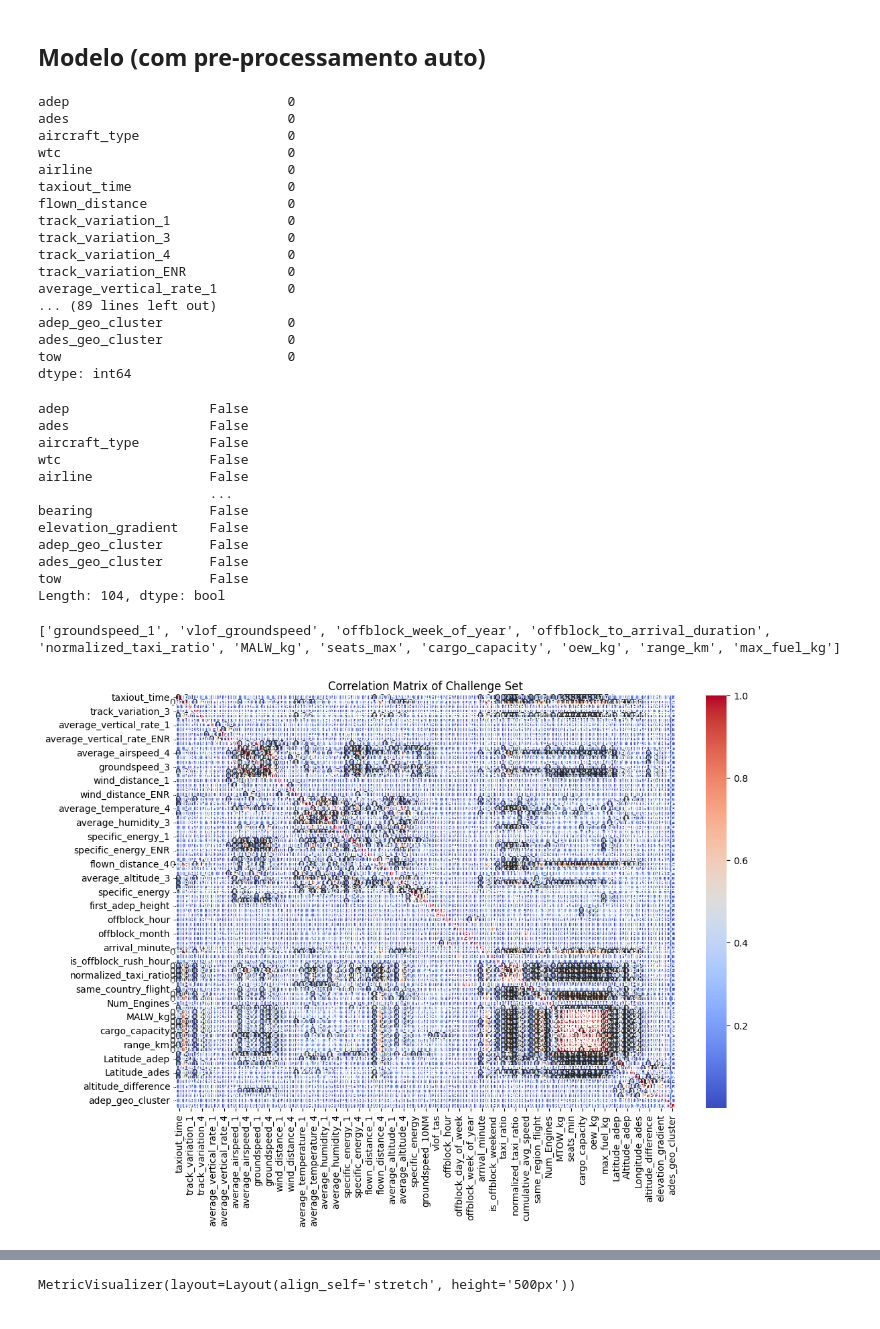
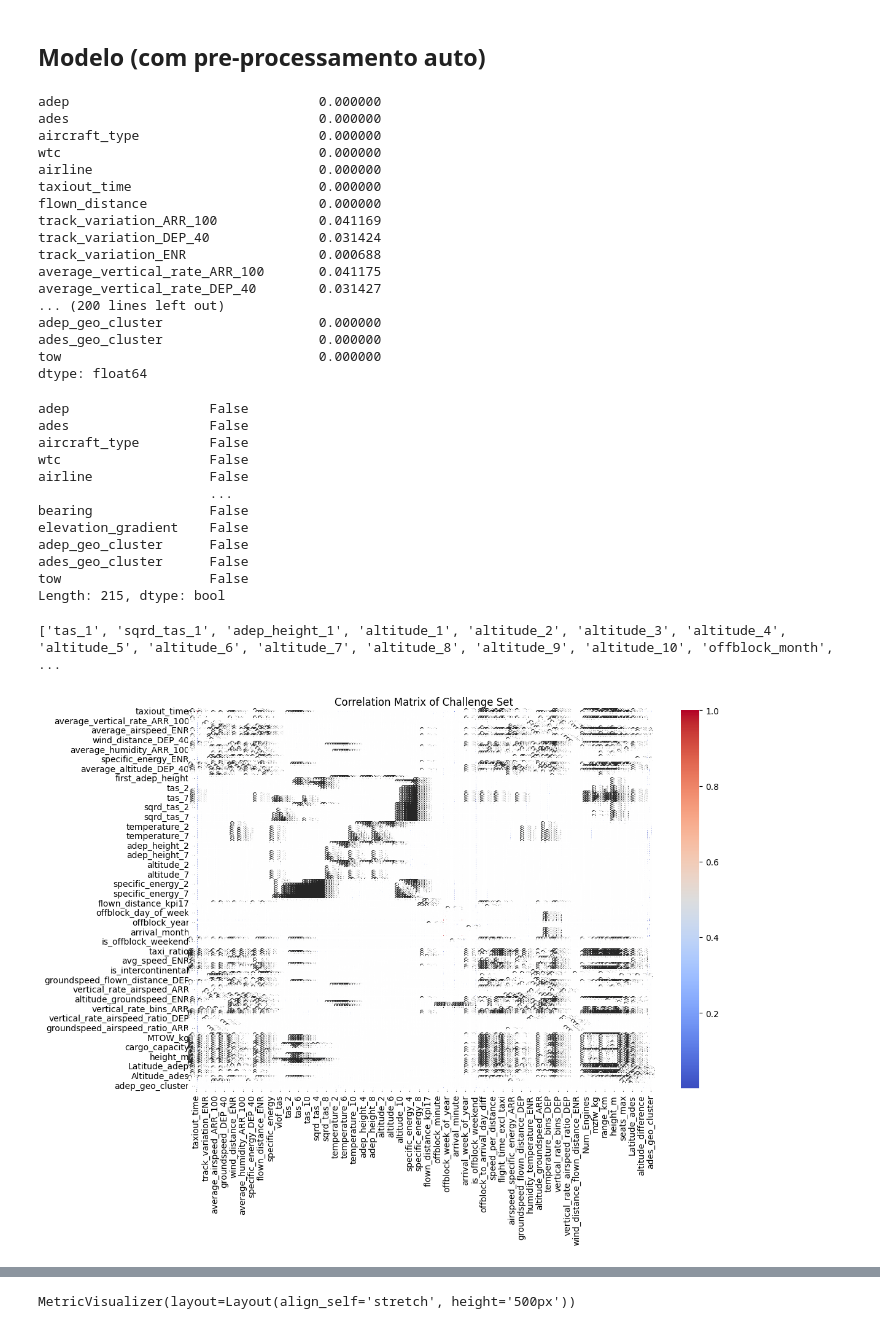
Before and after one commit to PRC-Data-Challenge-2024/team_tiny_rainbow, a Jupyter notebook: catboost.ipynb, the cells around one changed output, grey strips where cells are left out. Cells and saved outputs as stored; diff of their text form; code cells hidden in the pictures.

```diff
--- a/catboost.ipynb
+++ b/catboost.ipynb
@@ -8,12 +8,14 @@ import numpy as np
 # challenge_set_updated = pd.read_csv("./data/challenge_set_updated_v7.csv")
 # challenge_set_updated = pd.read_csv("./data/challenge_set_updated_v12.csv")
 # challenge_set_updated = pd.read_csv("./data/challenge_set_updated_v13.csv")
-challenge_set_updated = pd.read_csv("./data/challenge_set_updated_v16.csv")
-submission_set = pd.read_csv("./data/submission_set.csv")
+# challenge_set_updated = pd.read_csv("./data/challenge_set_updated_v16.csv")
+challenge_set_updated = pd.read_csv("./data/challenge_set_updated_v18.csv")
+submission_set = pd.read_csv("./data/final_submission_set.csv")
 # submission_set_updated = pd.read_csv("./data/submission_set_updated_v7.csv")
 # submission_set_updated = pd.read_csv("./data/submission_set_updated_v12.csv")
 # submission_set_updated = pd.read_csv("./data/submission_set_updated_v13.csv")
-submission_set_updated = pd.read_csv("./data/submission_set_updated_v16.csv")
+# submission_set_updated = pd.read_csv("./data/submission_set_updated_v16.csv")
+submission_set_updated = pd.read_csv("./data/submission_set_updated_v18.csv")
 
 # If necessary change this part to test the model before the training process
 df = challenge_set_updated.iloc[:,:]
@@ -98,24 +103,24 @@ cat_names = ['adep',
 # null_value_stats = df.isnull().sum(axis=0)
 pd.set_option('display.max_rows', None)
 
-print(df.isna().sum())
+print(df.isna().mean())
 
 pd.reset_option('display.max_rows')
 # %% [output]
-adep                            0
-ades                            0
-aircraft_type                   0
-wtc                             0
-airline                         0
-taxiout_time                    0
-flown_distance                  0
-track_variation_1               0
-track_variation_3               0
-track_variation_4               0
-track_variation_ENR             0
-average_vertical_rate_1         0
-... (89 lines left out)
-adep_geo_cluster                0
-ades_geo_cluster                0
-tow                             0
-dtype: int64
+adep                                0.000000
+ades                                0.000000
+aircraft_type                       0.000000
+wtc                                 0.000000
+airline                             0.000000
+taxiout_time                        0.000000
+flown_distance                      0.000000
+track_variation_ARR_100             0.041169
+track_variation_DEP_40              0.031424
+track_variation_ENR                 0.000688
+average_vertical_rate_ARR_100       0.041175
+average_vertical_rate_DEP_40        0.031427
+... (200 lines left out)
+adep_geo_cluster                    0.000000
+ades_geo_cluster                    0.000000
+tow                                 0.000000
+dtype: float64
@@ -124,7 +132,6 @@ dtype: int64
 columns_with_nan = df.isna().any()
 print(columns_with_nan)
 for col in df.columns[columns_with_nan]:
-    # print(col)
     df.loc[:, col] = df.fillna(df[col].median())
 # %% [output]
 adep                  False
@@ -138,41 +145,41 @@ elevation_gradient    False
 adep_geo_cluster      False
 ades_geo_cluster      False
 tow                   False
-Length: 104, dtype: bool
+Length: 215, dtype: bool
 # %%
 X = df.drop('tow', axis=1)
 y = df.tow
 # %%
 import numpy as np
 import matplotlib.pyplot as plt
 import seaborn as sns
 
 # Create correlation matrix
 corr_matrix = X.corr(numeric_only=True).abs()
 
 # Select upper triangle of correlation matrix
 upper = corr_matrix.where(np.triu(np.ones(corr_matrix.shape), k=1).astype(bool))
 
-# Find features with correlation greater than 0.95
-to_drop = [column for column in upper.columns if any(upper[column] > 0.95)]
+# Find features with correlation greater than 0.98
+to_drop = [column for column in upper.columns if any(upper[column] > 0.98)]
 print(to_drop)
 
 # corr_matrix['offblock_week_of_year'].sort_values(ascending=False).head()
 # corr_matrix['offblock_to_arrival_duration'].sort_values(ascending=False).head()
 # corr_matrix['normalized_taxi_ratio'].sort_values(ascending=False).head()
 # corr_matrix['MALW_kg'].sort_values(ascending=False).head()
 
 # Plotting the correlation matrix
 plt.figure(figsize=(12, 8))
 sns.heatmap(corr_matrix, annot=True, cmap='coolwarm', fmt=".2f")
 plt.title('Correlation Matrix of Challenge Set')
 plt.show()
 
 # # Drop features
-# X.drop(to_drop, axis=1, inplace=True)
+X.drop(to_drop, axis=1, inplace=True)
 # %% [output]
-['groundspeed_1', 'vlof_groundspeed', 'offblock_week_of_year', 'offblock_to_arrival_duration', 'normalized_taxi_ratio', 'MALW_kg', 'seats_max', 'cargo_capacity', 'oew_kg', 'range_km', 'max_fuel_kg']
+['tas_1', 'sqrd_tas_1', 'adep_height_1', 'altitude_1', 'altitude_2', 'altitude_3', 'altitude_4', 'altitude_5', 'altitude_6', 'altitude_7', 'altitude_8', 'altitude_9', 'altitude_10', 'offblock_month',  ...
-[figure, old version]
+[figure, new version]
 # %%
 print(X.iloc[:, 58])
 print('Sum of elements as float: ', X.iloc[:, 58].sum())
```
Also changed, not shown: parts of 5 cells of this notebook.
